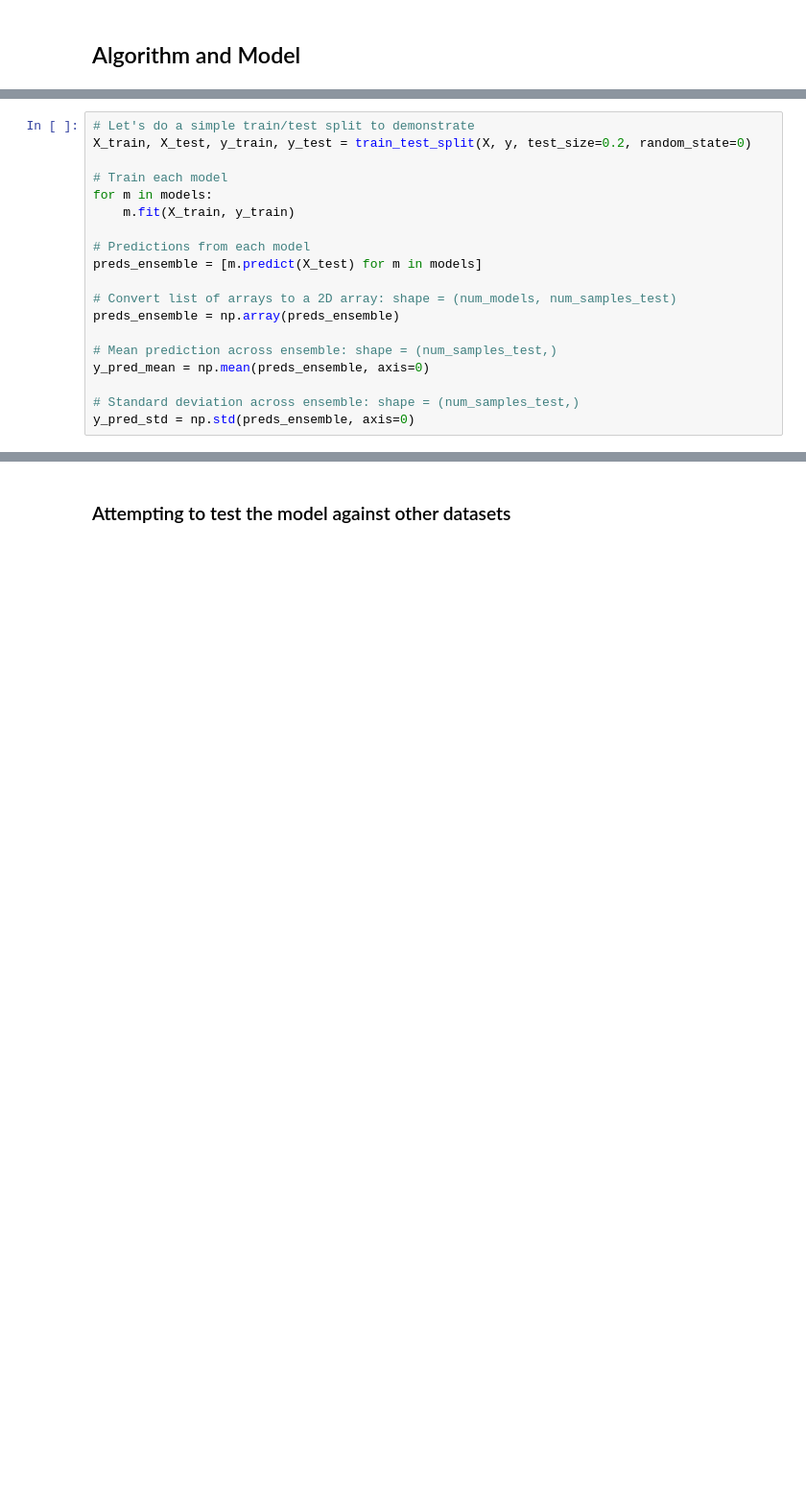
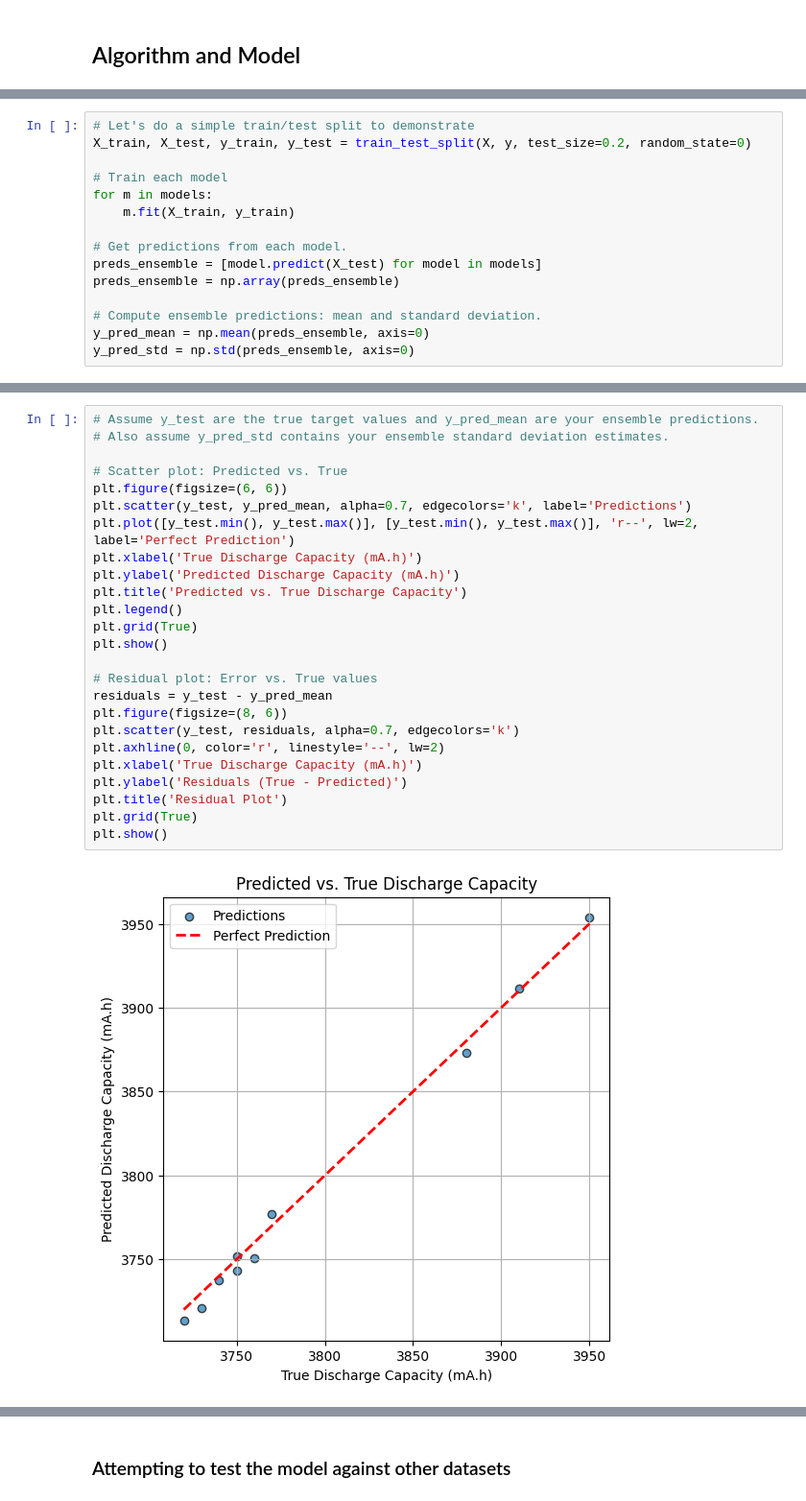
Before and after one commit to NithinJakrebet/eis-ml, a Jupyter notebook: notebooks/gradient_boosting.ipynb, the cells around one changed output, grey strips where cells are left out. Shown: that part at 96% size. Saved outputs shown, nothing was run; the diff lists cells and outputs as text; blank space fills up the shorter version.

```diff
--- a/notebooks/gradient_boosting.ipynb
+++ b/notebooks/gradient_boosting.ipynb
@@ -265,16 +460,12 @@ X_train, X_test, y_train, y_test = train_test_split(X, y, test_size=0.2, random_
 for m in models:
     m.fit(X_train, y_train)
 
-# Predictions from each model
-preds_ensemble = [m.predict(X_test) for m in models]
-
-# Convert list of arrays to a 2D array: shape = (num_models, num_samples_test)
+# Get predictions from each model.
+preds_ensemble = [model.predict(X_test) for model in models]
 preds_ensemble = np.array(preds_ensemble)
 
-# Mean prediction across ensemble: shape = (num_samples_test,)
+# Compute ensemble predictions: mean and standard deviation.
 y_pred_mean = np.mean(preds_ensemble, axis=0)
-
-# Standard deviation across ensemble: shape = (num_samples_test,)
 y_pred_std = np.std(preds_ensemble, axis=0)
 # %%
 # Evaluate
@@ -297,0 +482,27 @@ Uncertainty shape (std): (10,)
+# %%
+# Assume y_test are the true target values and y_pred_mean are your ensemble predictions.
+# Also assume y_pred_std contains your ensemble standard deviation estimates.
+
+# Scatter plot: Predicted vs. True
+plt.figure(figsize=(6, 6))
+plt.scatter(y_test, y_pred_mean, alpha=0.7, edgecolors='k', label='Predictions')
+plt.plot([y_test.min(), y_test.max()], [y_test.min(), y_test.max()], 'r--', lw=2, label='Perfect Prediction')
+plt.xlabel('True Discharge Capacity (mA.h)')
+plt.ylabel('Predicted Discharge Capacity (mA.h)')
+plt.title('Predicted vs. True Discharge Capacity')
+plt.legend()
+plt.grid(True)
+plt.show()
+
+# Residual plot: Error vs. True values
+residuals = y_test - y_pred_mean
+plt.figure(figsize=(8, 6))
+plt.scatter(y_test, residuals, alpha=0.7, edgecolors='k')
+plt.axhline(0, color='r', linestyle='--', lw=2)
+plt.xlabel('True Discharge Capacity (mA.h)')
+plt.ylabel('Residuals (True - Predicted)')
+plt.title('Residual Plot')
+plt.grid(True)
+plt.show()
+# %% [output]
+[figure, added]
```
Also changed, not shown: parts of 44 cells of this notebook, 4 other files.
